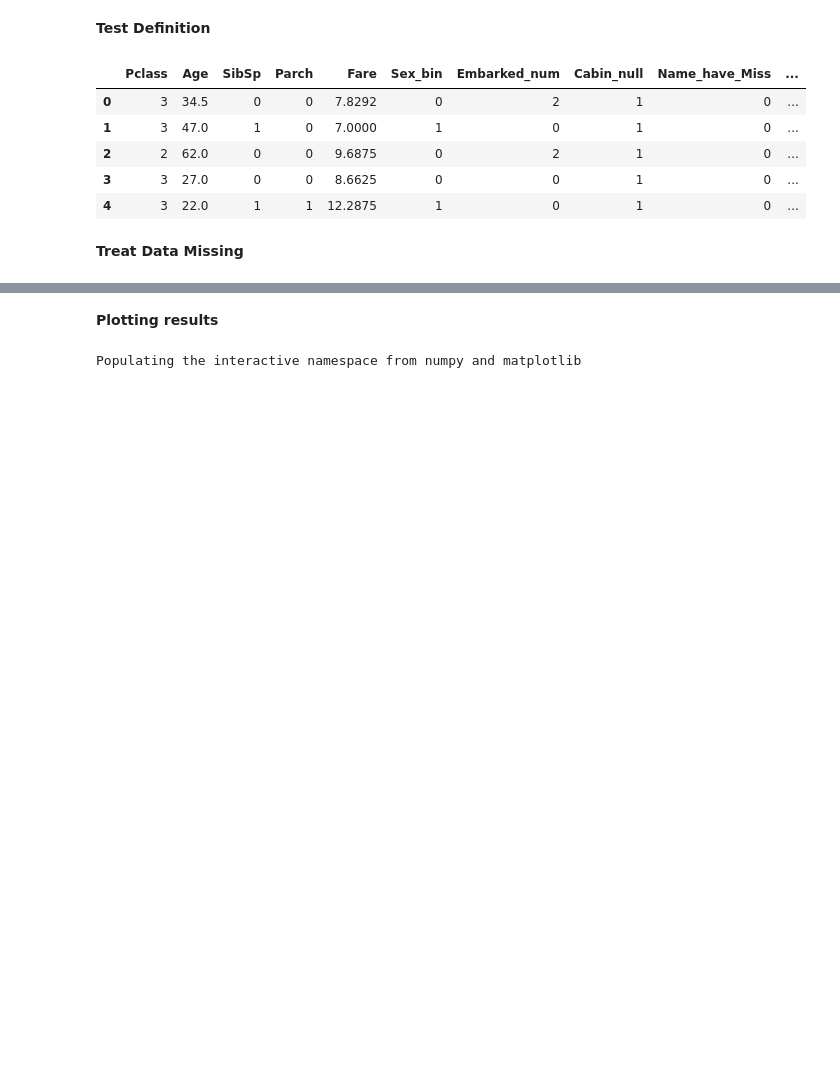
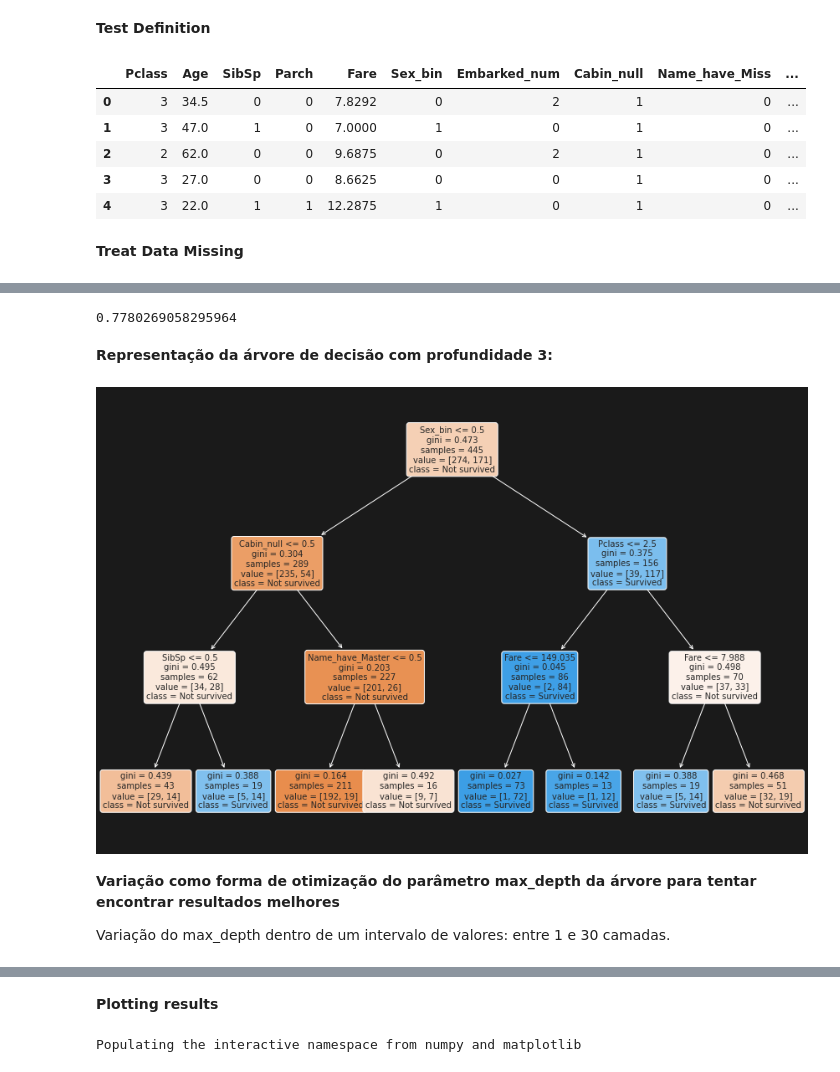
Before and after one commit to llcorrea/titanic_competition, a Jupyter notebook: Titanic_comp.ipynb, the cells around one changed output, grey strips where cells are left out. Cells and saved outputs as stored; diff of their text form; code cells hidden in the pictures; blank space fills up the shorter version.

```diff
--- a/Titanic_comp.ipynb
+++ b/Titanic_comp.ipynb
@@ -926,0 +966,6 @@ Test: X_test
+# %%
+##modelo dummy 1
+modelo_dummy = DummyClassifier('most_frequent', random_state=376)
+modelo_dummy.fit(train_X, train_y) #treino
+previsao_dummy = modelo_dummy.predict(val_X) #predição
+accuracy_score(val_y, previsao_dummy) #cálculo de acurácia
@@ -926,0 +1021,5 @@ Test: X_test
+# %%
+##modelo de regressão logística
+modelo_rlogistica = LogisticRegression(max_iter=1000, random_state=376)
+modelo_rlogistica.fit(train_X, train_y) #treino
+modelo_rlogistica.score(val_X, val_y) #predição e cálculo de acurácia
@@ -926,0 +1034,26 @@ Test: X_test
+# %%
+##modelo de árvore de decisão
+modelo_arvore = DecisionTreeClassifier(max_depth = 3, random_state=376)
+modelo_arvore.fit(train_X, train_y)
+modelo_arvore.score(val_X, val_y)
+# %% [output]
+0.7780269058295964
+# %% [markdown]
+**Representação da árvore de decisão com profundidade 3:**
+# %%
+fig, ax = plt.subplots(figsize=(15, 10), facecolor='k')
+tree.plot_tree(modelo_arvore,
+               ax=ax,
+               fontsize=10,
+               rounded=True,
+               filled=True,
+               feature_names=train_X.columns,
+               class_names=['Not survived', 'Survived'])
+
+plt.show()
+# %% [output]
+[figure, added]
+# %% [markdown]
+**Variação como forma de otimização do parâmetro max_depth da árvore para tentar encontrar resultados melhores**
+
+Variação do max_depth dentro de um intervalo de valores: entre 1 e 30 camadas.
```
Also changed, not shown: parts of 38 cells of this notebook.
